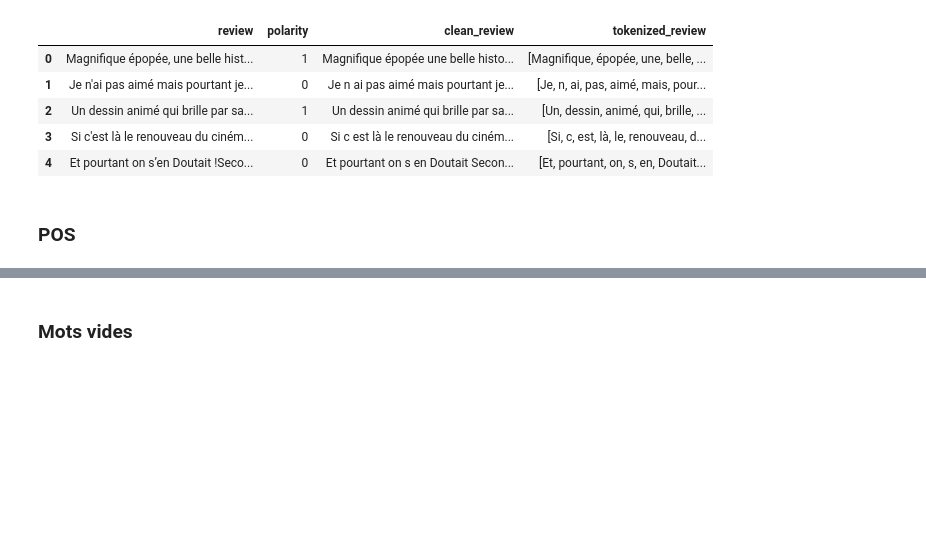
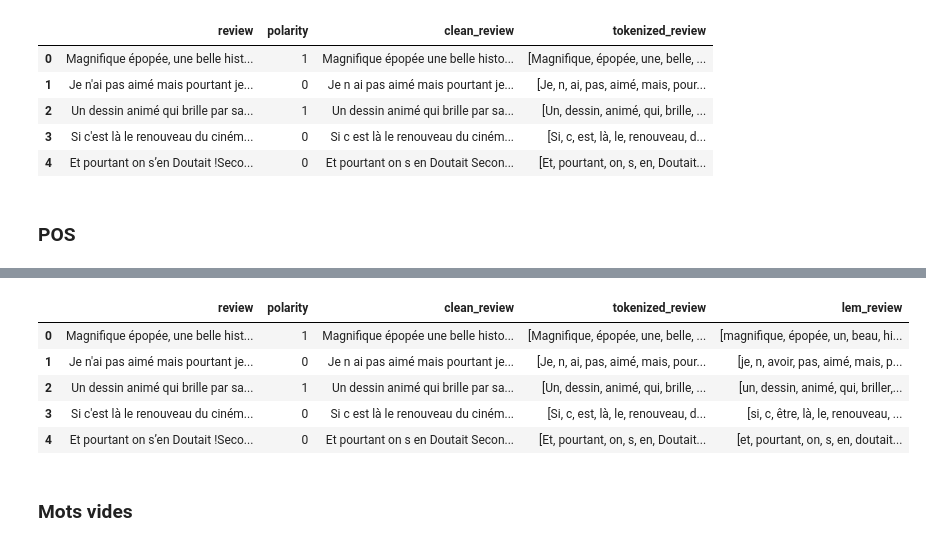
Before and after one commit to Vachonni/TrainingNLP, a Jupyter notebook: ConsortFormationNLP.ipynb, the cells around one changed output, grey strips where cells are left out. Drawn from its saved outputs; the diff is of its cells as text; code cells hidden in the pictures; blank space fills up the shorter version.

Commit message:
Ajout lemmatisation

```diff
--- a/ConsortFormationNLP.ipynb
+++ b/ConsortFormationNLP.ipynb
@@ -161,3 +171,0 @@ spacy.tokens.doc.Doc
-# %%
-test_data['POS_review'] = test_data['tokenized_review'].apply(lambda tokens: nltk.pos_tag(tokens))
-test_data.head()
@@ -168,0 +172,14 @@ LookupError:
+# %%
+import spacy
+from spacy_lefff import LefffLemmatizer, POSTagger
+from spacy.language import Language
+
+nlp = spacy.load('fr_core_news_sm')
+
+@Language.factory('french_lemmatizer')
+def create_french_lemmatizer(nlp, name):
+    return LefffLemmatizer(after_melt=True, default=True)
+
+@Language.factory('melt_tagger')
+def create_melt_tagger(nlp, name):
+    return POSTagger()
@@ -168,0 +188,7 @@ LookupError:
+# %%
+nlp = spacy.load('fr_core_news_sm')
+nlp.add_pipe('melt_tagger', after='parser')
+nlp.add_pipe('french_lemmatizer', after='melt_tagger')
+doc = nlp("Demain je travaille de très belle maison et tu es beau")
+for d in doc:
+    print(d.text, d.pos_, d._.melt_tagger, d._.lefff_lemma, d.tag_, d.lemma_)
@@ -168,0 +207,4 @@ LookupError:
+# %%
+doc = nlp("Demain je travaille de très belle maison et tu es beau")
+for d in doc:
+    print(d.text, d.pos_, d._.melt_tagger, d._.lefff_lemma, d.tag_, d.lemma_)
@@ -169,3 +232,13 @@ LookupError:
+# %%
+test_data['lem_review'] = test_data['clean_review'].apply(lambda rvw: [d._.lefff_lemma for d in nlp(rvw)])
+test_data.head()
+# %% [output]
+|  | review | polarity | clean_review | tokenized_review | lem_review |
+| 0 | Magnifique épopée, une belle hist... | 1 | Magnifique épopée une belle histo... | [Magnifique, épopée, une, belle, ... | [magnifique, épopée, un, beau, hi... |
+| 1 | Je n'ai pas aimé mais pourtant je... | 0 | Je n ai pas aimé mais pourtant je... | [Je, n, ai, pas, aimé, mais, pour... | [je, n, avoir, pas, aimé, mais, p... |
+| 2 | Un dessin animé qui brille par sa... | 1 | Un dessin animé qui brille par sa... | [Un, dessin, animé, qui, brille, ... | [un, dessin, animé, qui, briller,... |
+| 3 | Si c'est là le renouveau du ciném... | 0 | Si c est là le renouveau du ciném... | [Si, c, est, là, le, renouveau, d... | [si, c, être, là, le, renouveau, ... |
+| 4 | Et pourtant on s’en Doutait !Seco... | 0 | Et pourtant on s en Doutait Secon... | [Et, pourtant, on, s, en, Doutait... | [et, pourtant, on, s, en, doutait... |
 # %% [markdown]
 ### Mots vides
 # %%
```
Also changed, not shown: parts of 29 cells of this notebook.
